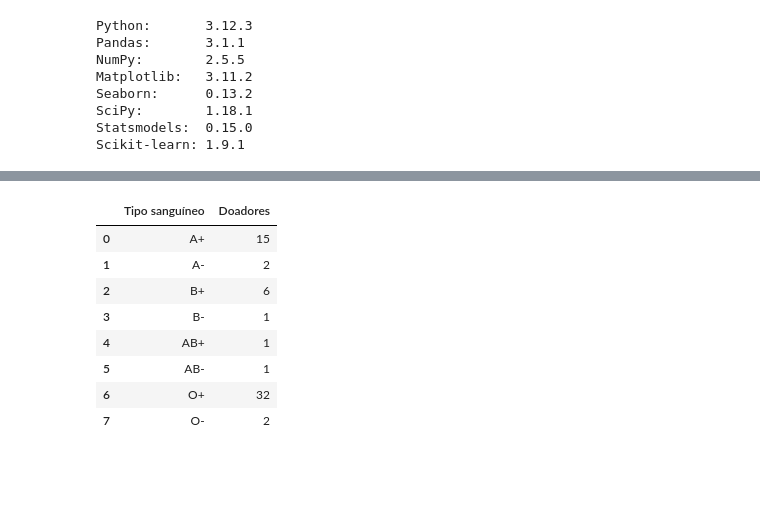
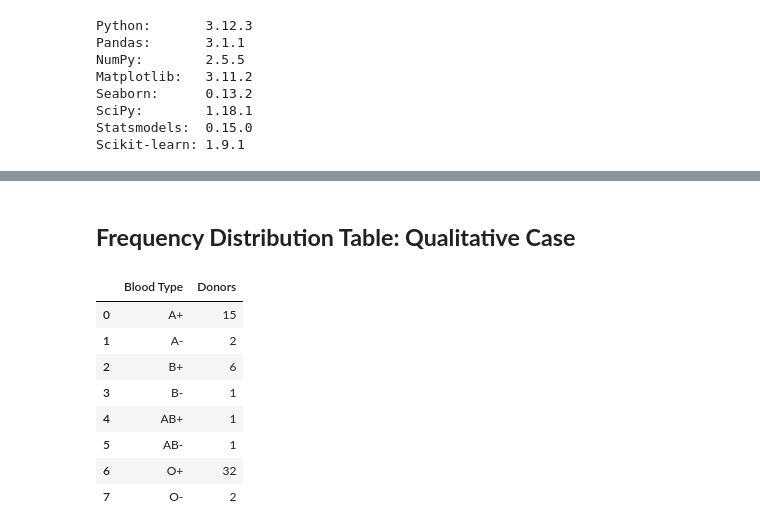
Before and after one commit to weder96/practical_statistics_for_data_scientists_2026, a Jupyter notebook: Module02_Univariate Descriptive Statistics.ipynb, the cells around one changed output, grey strips where cells are left out. Saved outputs shown, nothing was run; the diff lists cells and outputs as text; code cells hidden in the pictures; blank space fills up the shorter version.

```diff
--- a/Module02_Univariate Descriptive Statistics.ipynb
+++ b/Module02_Univariate Descriptive Statistics.ipynb
@@ -110,19 +108,23 @@ Essas tabelas mostram a ocorrência de cada valor (ou classe) em um conjunto de
+# %% [markdown]
+## **Frequency Distribution Table: Qualitative Case**
 # %%
-doadores = pd.DataFrame([["A+", 15],
-                        ["A-",  2],
-                        ["B+",  6],
-                        ["B-",  1],
-                        ["AB+", 1],
-                        ["AB-", 1],
-                        ["O+",  32],
-                        ["O-",  2]])
+donors = pd.DataFrame([
+    ["A+", 15],
+    ["A-", 2],
+    ["B+", 6],
+    ["B-", 1],
+    ["AB+", 1],
+    ["AB-", 1],
+    ["O+", 32],
+    ["O-", 2]
+])
 
-colunas = ["Tipo sanguíneo","Doadores"]
+columns = ["Blood Type", "Donors"]
 
-doadores.columns = colunas
-doadores
+donors.columns = columns
+donors
 # %% [output]
-|  | Tipo sanguíneo | Doadores |
+|  | Blood Type | Donors |
 | 0 | A+ | 15 |
 | 1 | A- | 2 |
 | 2 | B+ | 6 |
```
Also changed, not shown: parts of 181 cells of this notebook, 15 other files.
